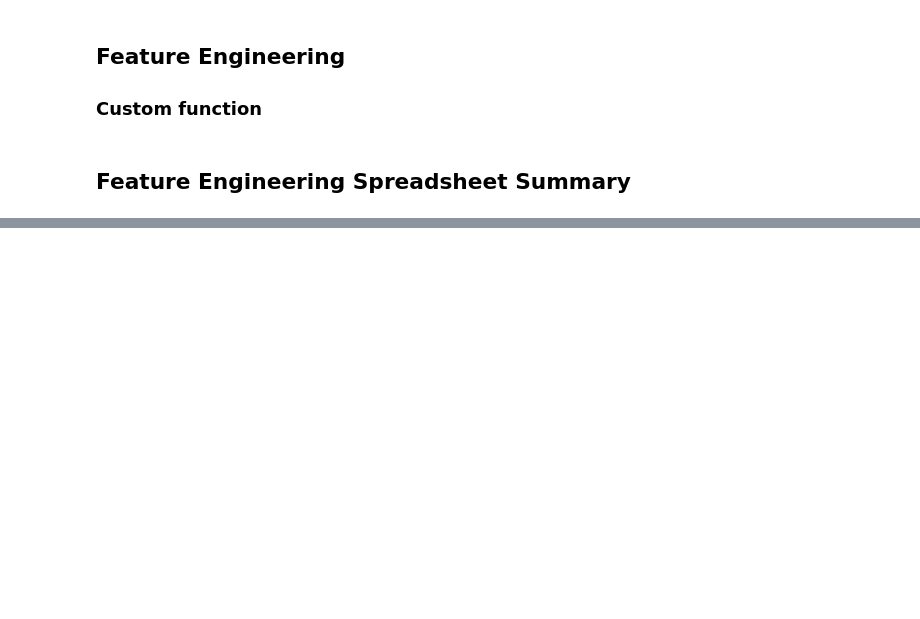
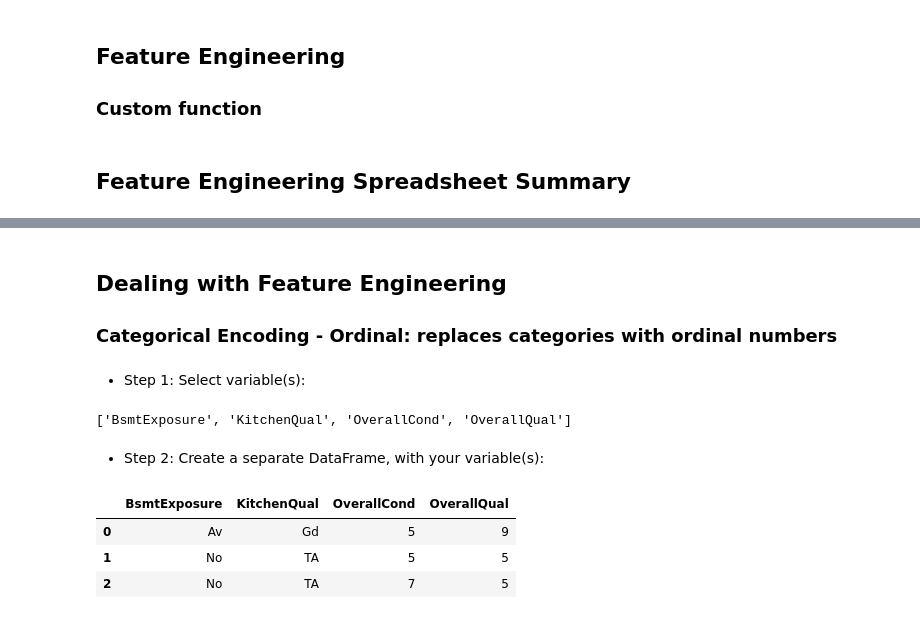
Before and after one commit to blackcatten/Heritage-Housing-project--Predictive-Analytics, a Jupyter notebook: jupyter_notebooks/04_FeatureEngineering.ipynb, the cells around one changed output, grey strips where cells are left out. Drawn from its saved outputs; the diff is of its cells as text; code cells hidden in the pictures; blank space fills up the shorter version.

```diff
--- a/jupyter_notebooks/04_FeatureEngineering.ipynb
+++ b/jupyter_notebooks/04_FeatureEngineering.ipynb
@@ -394,3 +394,25 @@ def FeatEngineering_Numerical(df_feat_eng, column):
 ## Feature Engineering Spreadsheet Summary
 # %% [markdown]
 ![feature engineering](../media/feature_engineering.png)
+# %% [markdown]
+## Dealing with Feature Engineering
+### Categorical Encoding - Ordinal: replaces categories with ordinal numbers
+# %% [markdown]
+* Step 1: Select variable(s):
+# %%
+variables_engineering= ['BsmtExposure','KitchenQual','OverallCond', 'OverallQual']
+
+
+variables_engineering
+# %% [output]
+['BsmtExposure', 'KitchenQual', 'OverallCond', 'OverallQual']
+# %% [markdown]
+* Step 2: Create a separate DataFrame, with your variable(s):
+# %%
+df_engineering = TrainSet[variables_engineering].copy()
+df_engineering.head(3)
+# %% [output]
+|  | BsmtExposure | KitchenQual | OverallCond | OverallQual |
+| 0 | Av | Gd | 5 | 9 |
+| 1 | No | TA | 5 | 5 |
+| 2 | No | TA | 7 | 5 |
```
Also changed, not shown: parts of 2 cells of this notebook.
